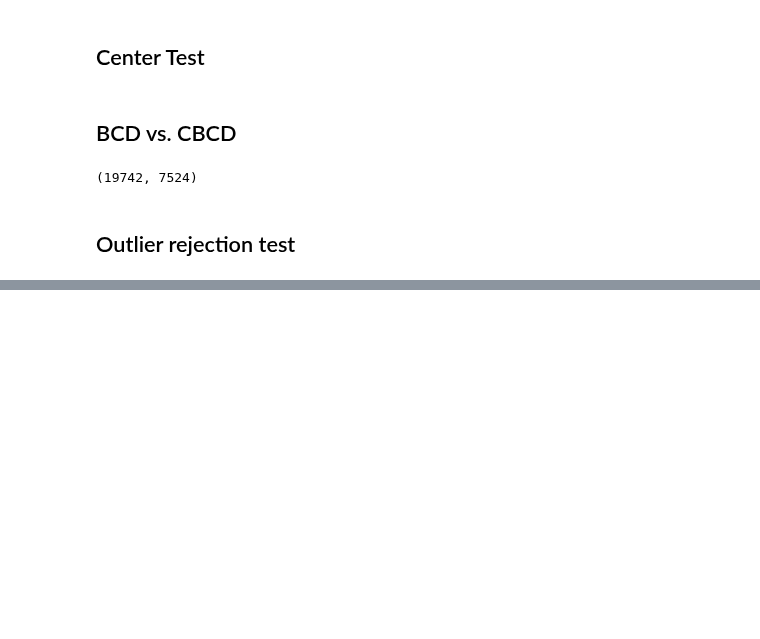
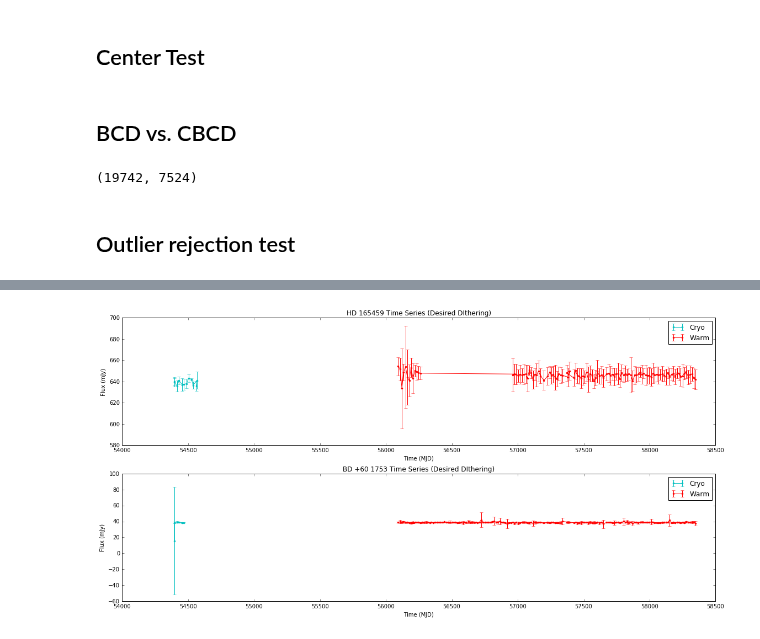
Before and after one commit to eas342/IRAC_photometry, a Jupyter notebook: PhotTests.ipynb, the cells around one changed output, grey strips where cells are left out. Saved outputs shown, nothing was run; the diff lists cells and outputs as text; code cells hidden in the pictures; blank space fills up the shorter version.

```diff
--- a/PhotTests.ipynb
+++ b/PhotTests.ipynb
@@ -108,0 +133,5 @@ KeyboardInterrupt:
+# %%
+def perfect_dither(table, ftime):
+    mask = (table['Cycling DPattern'] == 'YES') & (table['DScale'] == 'large') & (table['DPosition'] == '5') & (table['FTime (sec)'] == ftime)
+    return table[mask]
+perfect_dither(run7, 2.0)
@@ -108,0 +148,26 @@ KeyboardInterrupt:
+# %%
+run5 = perfect_dither(run5, 0.4) # Hd cryo
+run6 = perfect_dither(run6, 0.4)
+run7 = perfect_dither(run7, 2.0)
+run8 = perfect_dither(run8, 2.0)
+
+plt.subplot(211)
+plt.errorbar(run5['Time (MJD)'], run5['Flux (mJy)'], yerr = run5['Error (mJy)'], fmt = 'c.-', label = 'Cryo')
+plt.errorbar(run6['Time (MJD)'], run6['Flux (mJy)'], yerr = run6['Error (mJy)'], fmt = 'r.-', label = 'Warm')
+plt.legend(loc = 'best')
+plt.title('HD 165459 Time Series (Desired DIthering)')
+plt.xlabel('Time (MJD)')
+plt.ylabel('Flux (mJy)')
+
+plt.subplot(212)
+plt.errorbar(run7['Time (MJD)'], run7['Flux (mJy)'], yerr = run7['Error (mJy)'], fmt = 'c.-', label = 'Cryo')
+plt.errorbar(run8['Time (MJD)'], run8['Flux (mJy)'], yerr = run8['Error (mJy)'], fmt = 'r.-', label = 'Warm')
+plt.legend(loc = 'best')
+plt.title('BD +60 1753 Time Series (Desired DIthering)')
+plt.xlabel('Time (MJD)')
+plt.ylabel('Flux (mJy)')
+
+plt.tight_layout()
+plt.savefig('General_Plots/calStars_ch1_pDith.pdf')
+# %% [output]
+[figure, added]
```
Also changed, not shown: parts of 5 cells of this notebook, 14 other files.
